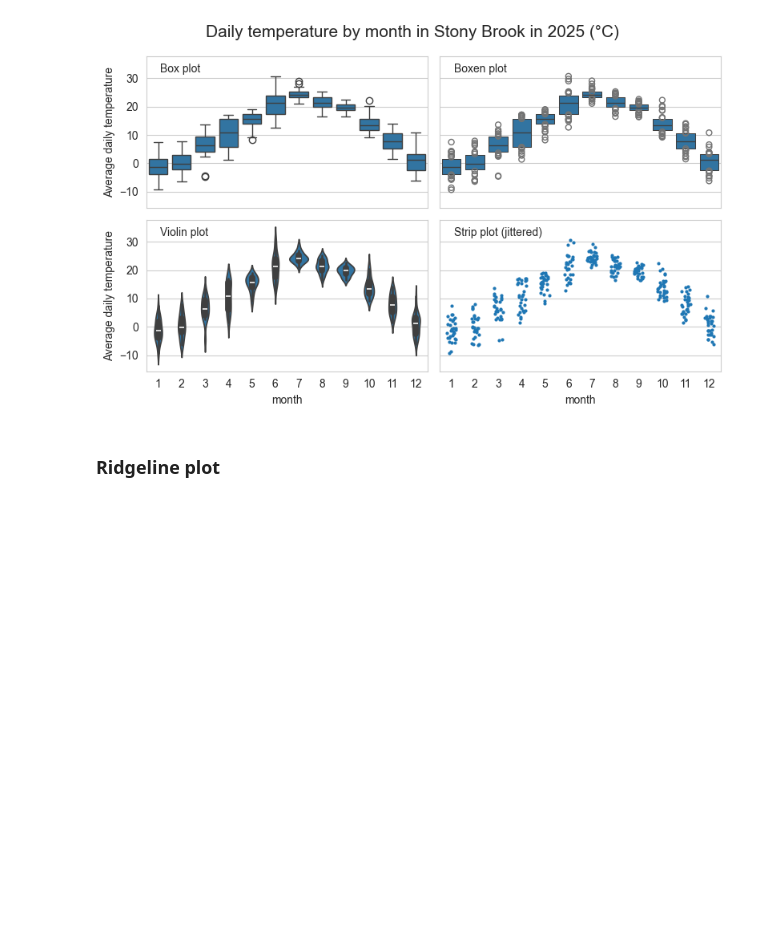
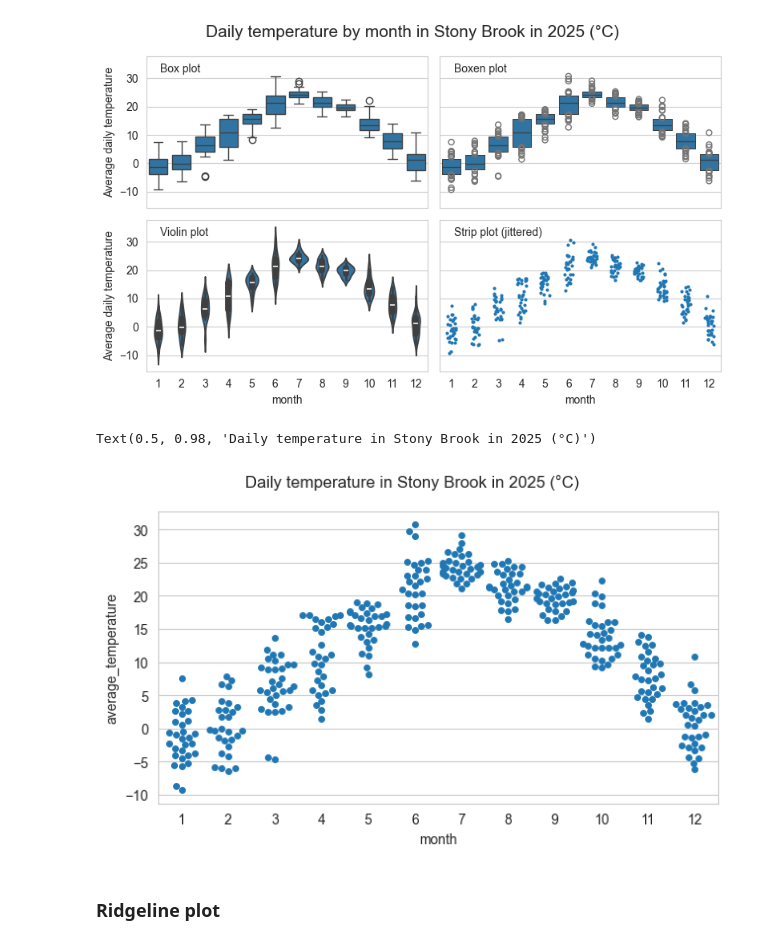
Before and after one commit to jieshu-wang-SBU/EST389_371_2026_spring, a Jupyter notebook: lectures/07-Data_visualization/07-02_visualize_distributions.ipynb, the cells around one changed output. Cells and saved outputs as stored; diff of their text form; code cells hidden in the pictures; blank space fills up the shorter version.

Commit message:
Visualize time series

```diff
--- a/lectures/07-Data_visualization/07-02_visualize_distributions.ipynb
+++ b/lectures/07-Data_visualization/07-02_visualize_distributions.ipynb
@@ -309,6 +309,15 @@ plt.suptitle("Daily temperature by month in Stony Brook in 2025 (°C)", fontsize
 # %% [output]
 Text(0.5, 0.98, 'Daily temperature by month in Stony Brook in 2025 (°C)')
 [figure]
+# %%
+# swarm plots
+fig, ax=plt.subplots(nrows=1, ncols=1, figsize=(6.5,4), tight_layout=True)
+
+g=sns.swarmplot(data=sbu_temperature, x='month', y='average_temperature', ax=ax)
+plt.suptitle(f"Daily temperature in Stony Brook in 2025 (°C)")
+# %% [output]
+Text(0.5, 0.98, 'Daily temperature in Stony Brook in 2025 (°C)')
+[figure, added]
 # %% [markdown]
 ### Ridgeline plot
 # %%
```
Also changed, not shown: 2 other files.
